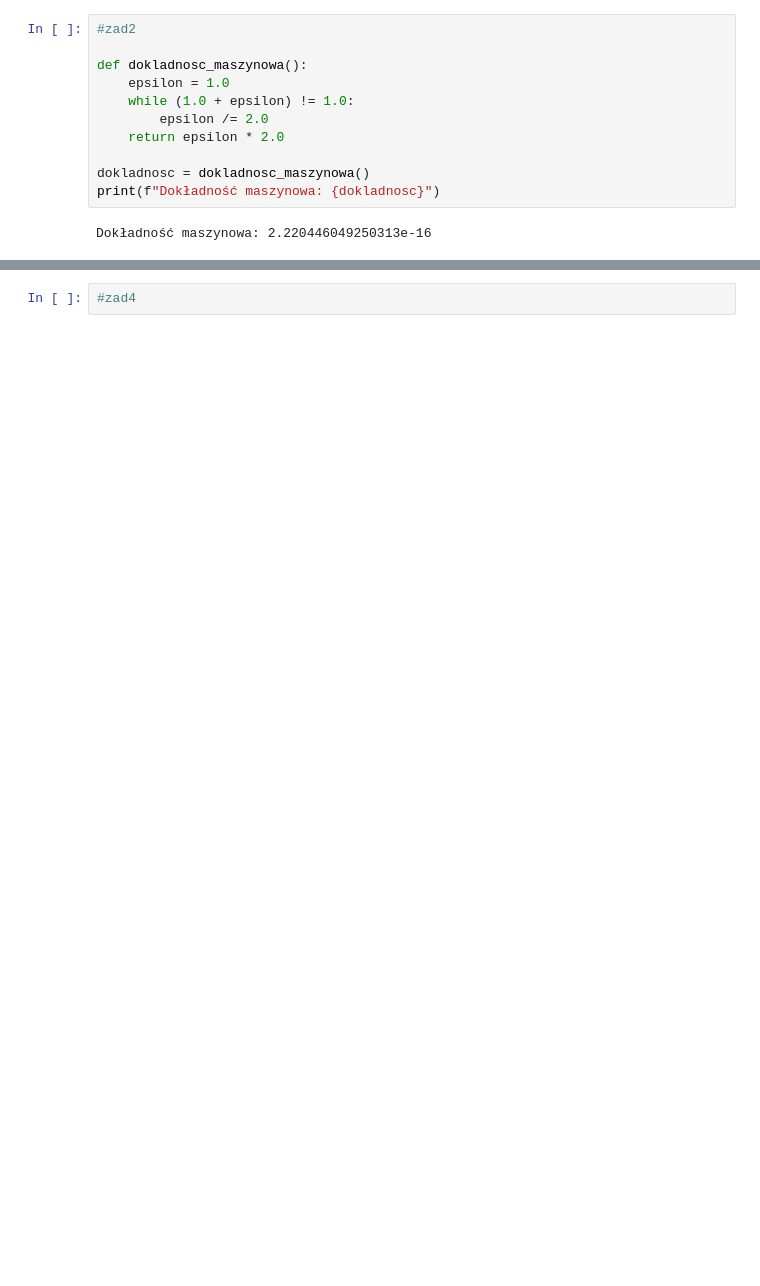
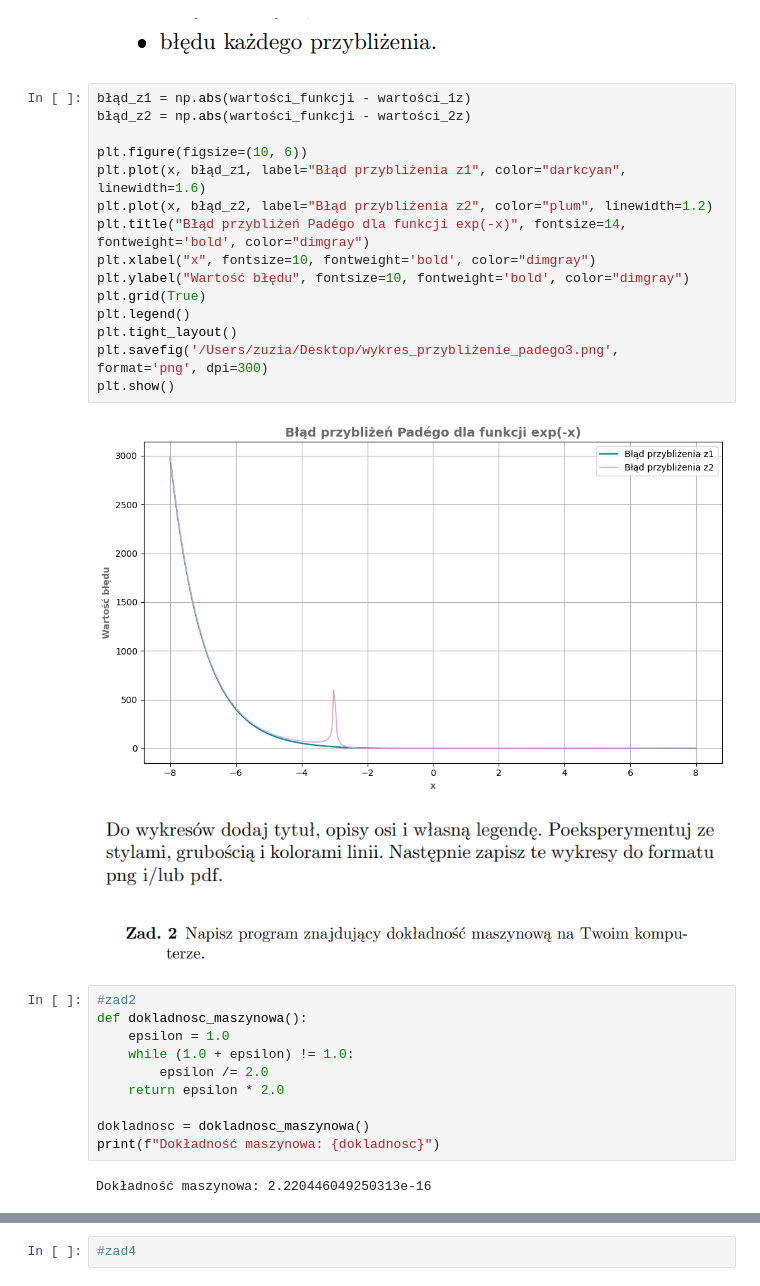
Before and after one commit to 13928861/metody-numeryczne, a Jupyter notebook: metody_numeryczne_lista1(2).ipynb, the cells around one changed output, grey strips where cells are left out. Drawn from its saved outputs; the diff is of its cells as text; blank space fills up the shorter version.

```diff
--- a/metody_numeryczne_lista1(2).ipynb
+++ b/metody_numeryczne_lista1(2).ipynb
@@ -59,6 +75,28 @@ plt.show()
+# %% [markdown]
+![image.png](attachment:image.png)
+# %%
+błąd_z1 = np.abs(wartości_funkcji - wartości_1z)
+błąd_z2 = np.abs(wartości_funkcji - wartości_2z)
+
+plt.figure(figsize=(10, 6))
+plt.plot(x, błąd_z1, label="Błąd przybliżenia z1", color="darkcyan", linewidth=1.6)
+plt.plot(x, błąd_z2, label="Błąd przybliżenia z2", color="plum", linewidth=1.2)
+plt.title("Błąd przybliżeń Padégo dla funkcji exp(-x)", fontsize=14, fontweight='bold', color="dimgray")
+plt.xlabel("x", fontsize=10, fontweight='bold', color="dimgray")
+plt.ylabel("Wartość błędu", fontsize=10, fontweight='bold', color="dimgray")
+plt.grid(True)
+plt.legend()
+plt.tight_layout()
+plt.savefig('/Users/zuzia/Desktop/wykres_przybliżenie_padego3.png', format='png', dpi=300)
+plt.show()
+# %% [output]
+[figure, added]
+# %% [markdown]
+![image.png](attachment:image.png)
+# %% [markdown]
+![image.png](attachment:image.png)
 # %%
 #zad2
-
 def dokladnosc_maszynowa():
     epsilon = 1.0
     while (1.0 + epsilon) != 1.0:
```
Also changed, not shown: parts of 15 cells of this notebook.
